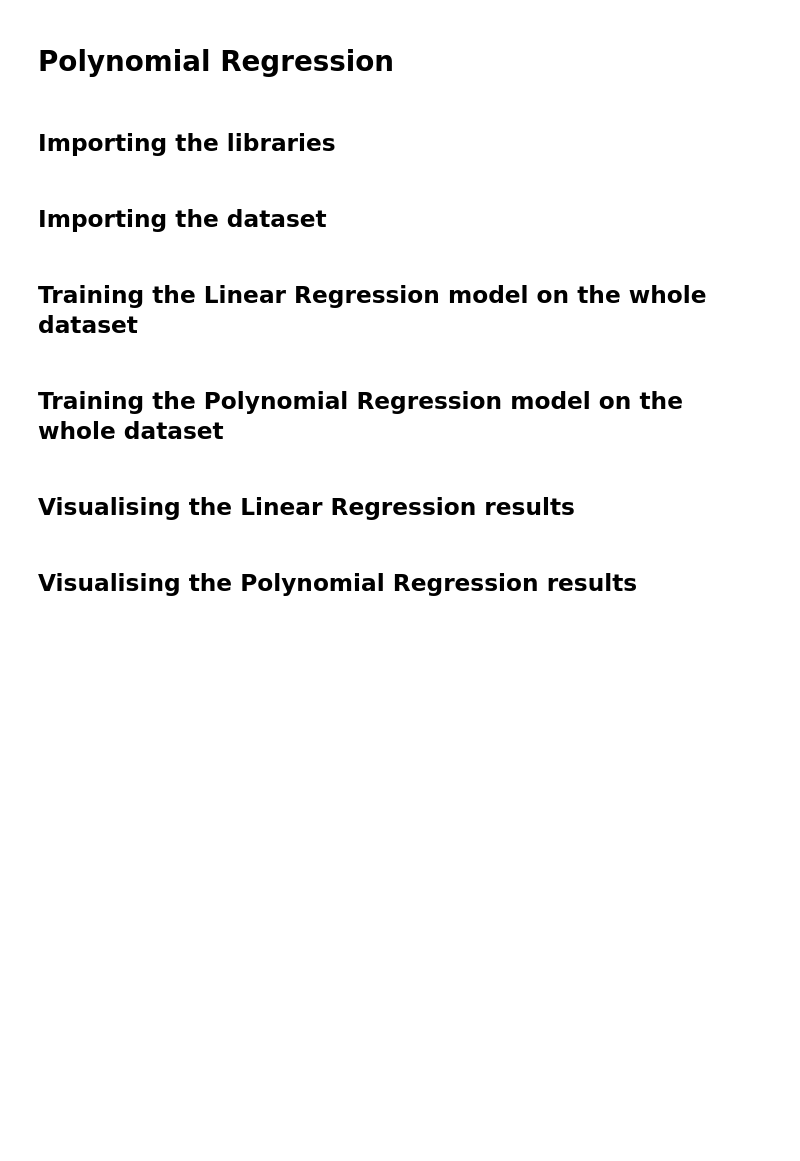
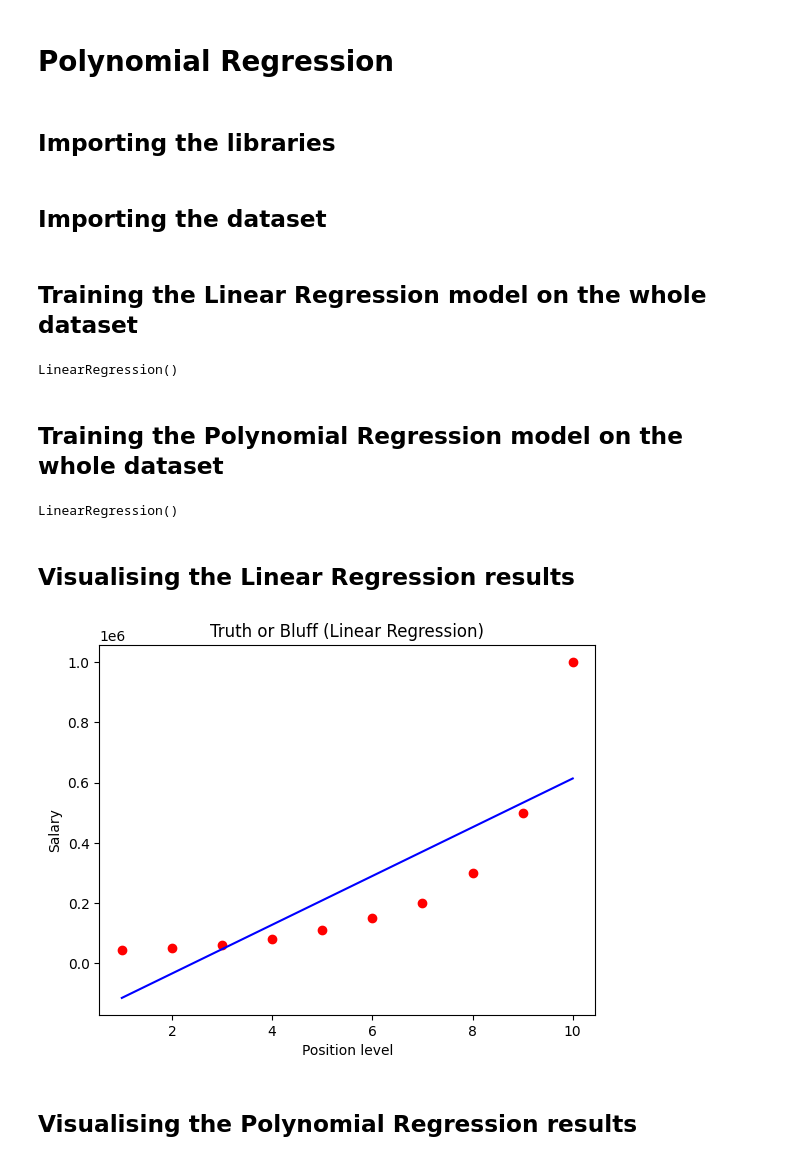
Before and after one commit to Maginador/AI_Study, a Jupyter notebook: MachineLearning_AZ_Udemy_04_PolynomialRegression.ipynb, the cells around one changed output. Cells and saved outputs as stored; diff of their text form; code cells hidden in the pictures; blank space fills up the shorter version.

```diff
--- a/MachineLearning_AZ_Udemy_04_PolynomialRegression.ipynb
+++ b/MachineLearning_AZ_Udemy_04_PolynomialRegression.ipynb
@@ -7,10 +14,54 @@
 # %% [markdown]
 ## Importing the dataset
+# %%
+# Load the dataset from the specified URL into a pandas DataFrame
+dataset = pd.read_csv('https://raw.githubusercontent.com/Maginador/AI_Study/refs/heads/main/Position_Salaries.csv')
+# Extract the feature column (Position level) and store it in X
+X = dataset.iloc[:, 1:-1].values
+# Extract the target variable column (Salary) and store it in y
+y = dataset.iloc[:, -1].values
 # %% [markdown]
 ## Training the Linear Regression model on the whole dataset
+# %%
+# Import the LinearRegression class from scikit-learn
+from sklearn.linear_model import LinearRegression
+# Create a Linear Regression model object
+lin_reg = LinearRegression()
+# Train the Linear Regression model on the entire dataset
+lin_reg.fit(X, y)
+# %% [output]
+LinearRegression()
 # %% [markdown]
 ## Training the Polynomial Regression model on the whole dataset
+# %%
+# Import the PolynomialFeatures class from scikit-learn for polynomial transformation
+from sklearn.preprocessing import PolynomialFeatures
+# Create a PolynomialFeatures object with a degree of 4
+poly_reg = PolynomialFeatures(degree = 4)
+# Transform the original features X into polynomial features
+X_poly = poly_reg.fit_transform(X)
+# Create a new Linear Regression model object
+lin_reg_2 = LinearRegression()
+# Train the new Linear Regression model on the polynomial features
+lin_reg_2.fit(X_poly, y)
+# %% [output]
+LinearRegression()
 # %% [markdown]
 ## Visualising the Linear Regression results
+# %%
+# Plot the original data points as a scatter plot in red
+plt.scatter(X, y, color = 'red')
+# Plot the Linear Regression line in blue
+plt.plot(X, lin_reg.predict(X), color = 'blue')
+# Set the title of the plot
+plt.title('Truth or Bluff (Linear Regression)')
+# Set the label for the x-axis
+plt.xlabel('Position level')
+# Set the label for the y-axis
+plt.ylabel('Salary')
+# Display the plot
+plt.show()
+# %% [output]
+[figure, added]
 # %% [markdown]
 ## Visualising the Polynomial Regression results
```
Also changed, not shown: parts of 5 cells of this notebook.
